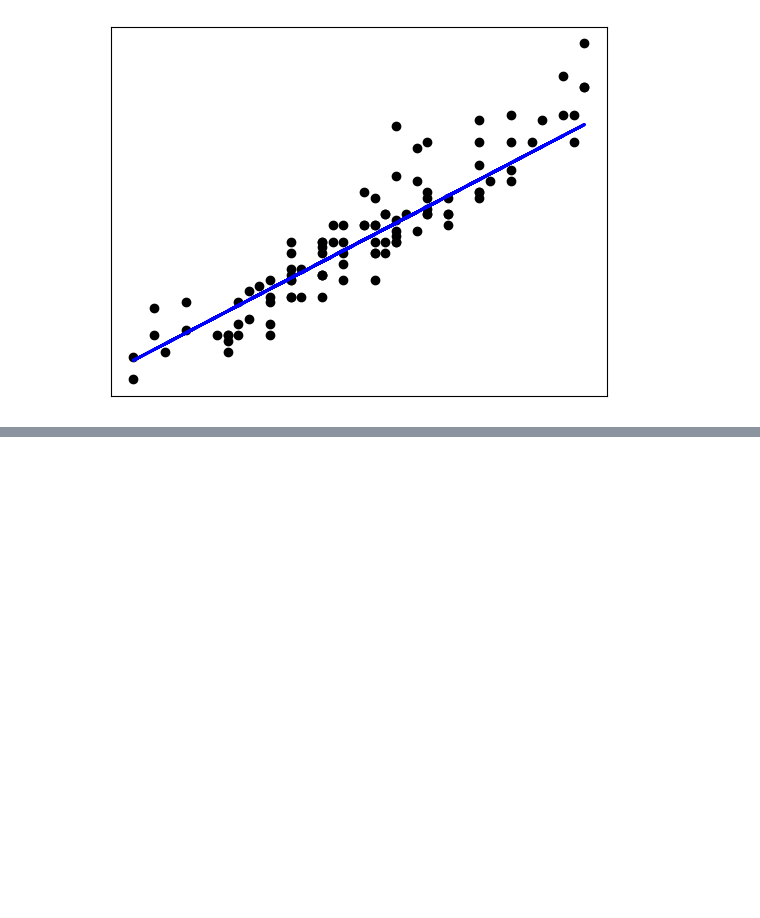
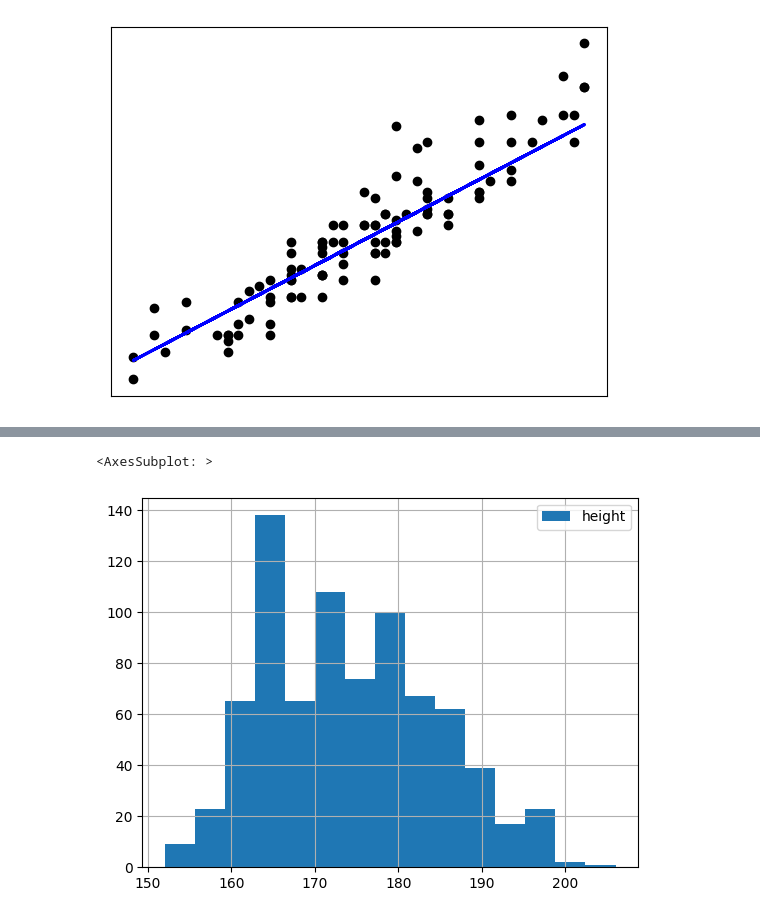
Before and after one commit to smbalf/boxrec-analysis, a Jupyter notebook: main_analysis.ipynb, the cells around one changed output, grey strips where cells are left out. Cells and saved outputs as stored; diff of their text form; code cells hidden in the pictures; blank space fills up the shorter version.

```diff
--- a/main_analysis.ipynb
+++ b/main_analysis.ipynb
@@ -78,0 +119,5 @@ plt.show()
+# %%
+ds['height'].hist(bins=15, legend=True)
+# %% [output]
+<AxesSubplot: >
+[figure, added]
```
Also changed, not shown: parts of 11 cells of this notebook.
